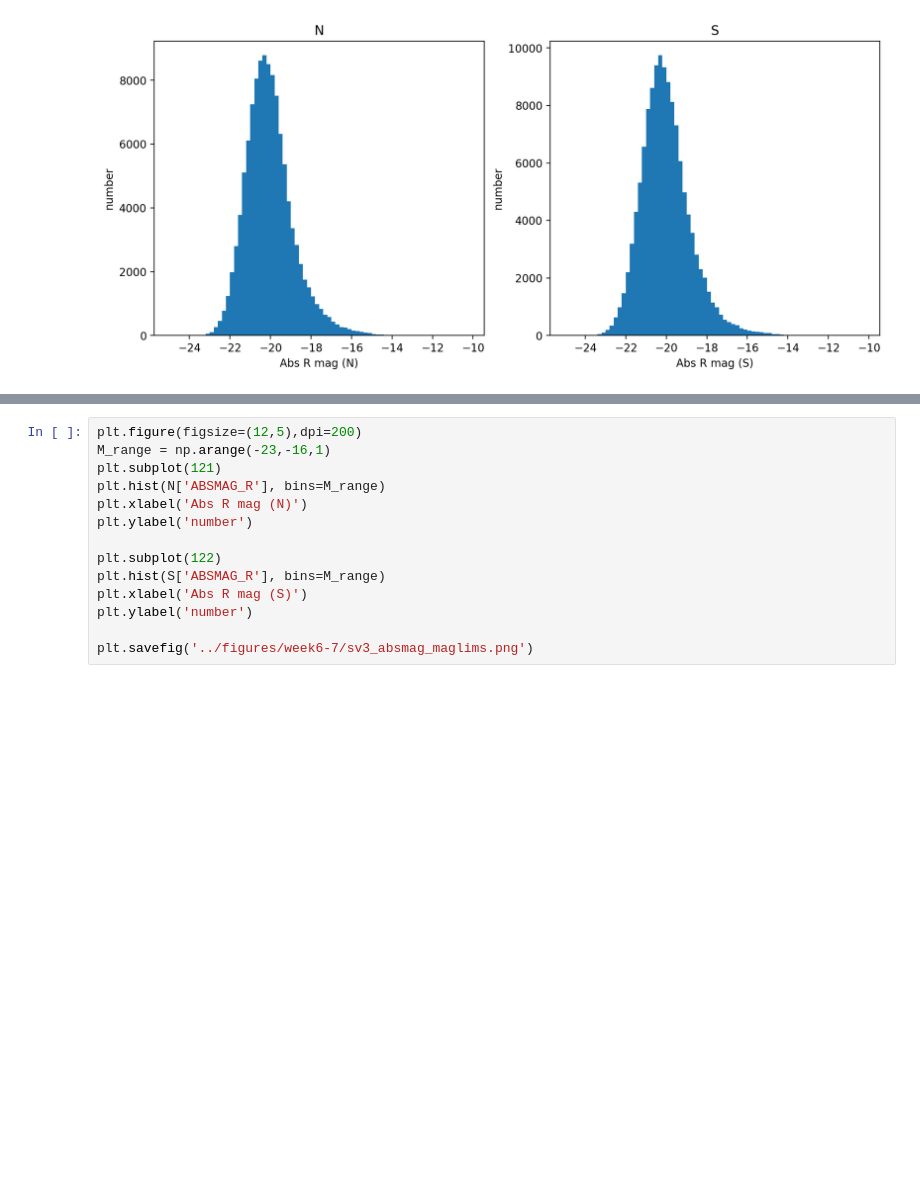
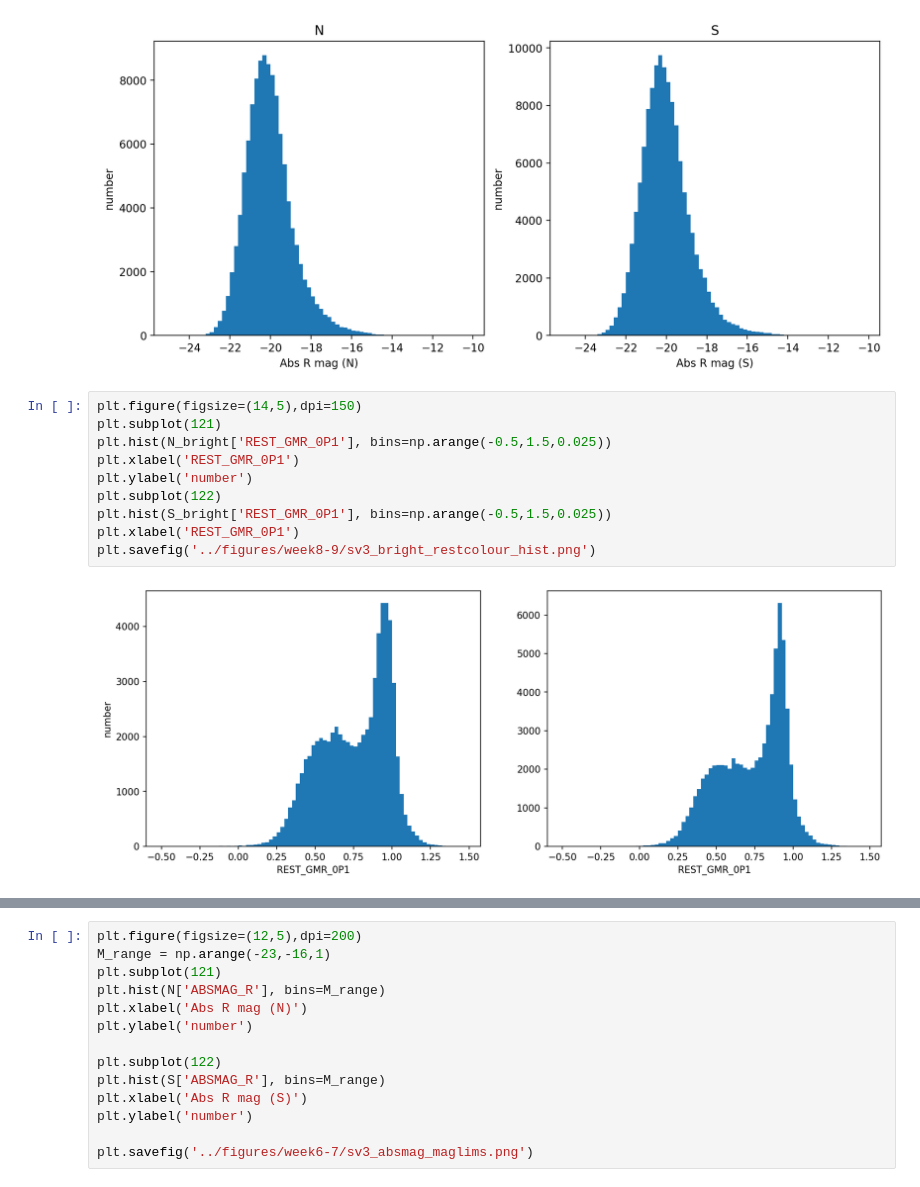
Before and after one commit to erdowning/project, a Jupyter notebook: clustering_sv3/clustering_sv3_cat.ipynb, the cells around one changed output, grey strips where cells are left out. Drawn from its saved outputs; the diff is of its cells as text; blank space fills up the shorter version.

```diff
--- a/clustering_sv3/clustering_sv3_cat.ipynb
+++ b/clustering_sv3/clustering_sv3_cat.ipynb
@@ -146,3 +150,15 @@ plt.ylabel('number')
 plt.savefig('../figures/week3/clustering_abs_rmag_hist')
 # %% [output]
 [figure]
+# %%
+plt.figure(figsize=(14,5),dpi=150)
+plt.subplot(121)
+plt.hist(N_bright['REST_GMR_0P1'], bins=np.arange(-0.5,1.5,0.025))
+plt.xlabel('REST_GMR_0P1')
+plt.ylabel('number')
+plt.subplot(122)
+plt.hist(S_bright['REST_GMR_0P1'], bins=np.arange(-0.5,1.5,0.025))
+plt.xlabel('REST_GMR_0P1')
+plt.savefig('../figures/week8-9/sv3_bright_restcolour_hist.png')
+# %% [output]
+[figure, added]
```
Also changed, not shown: parts of 12 cells of this notebook, 31 other files.
